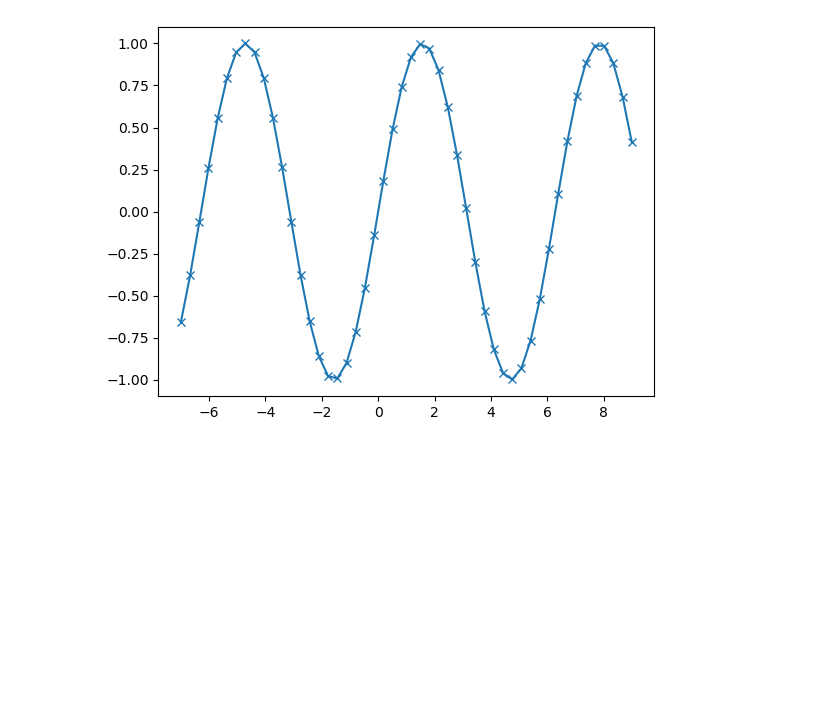
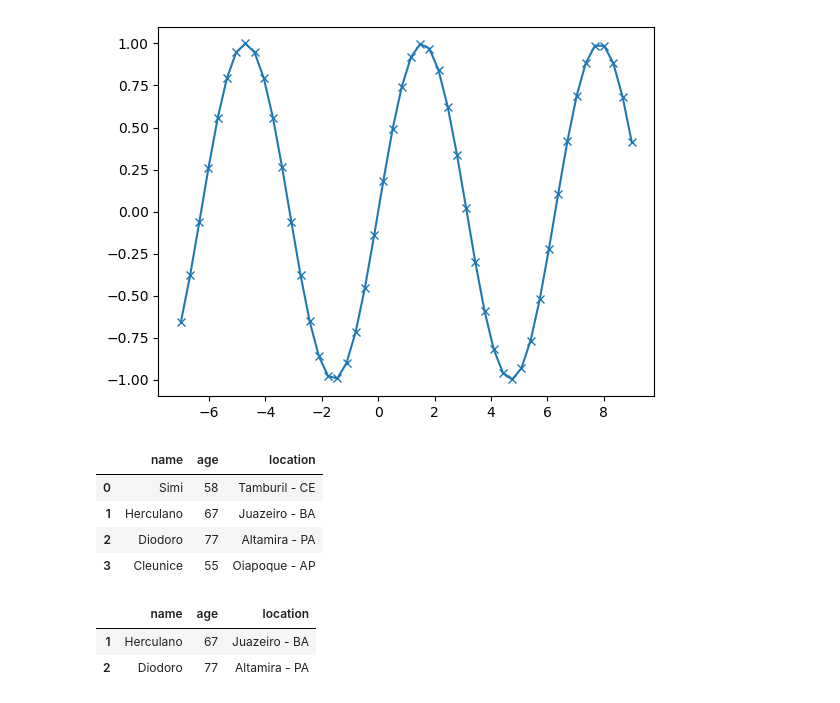
Before and after one commit to farlonsouto/ml_with_python, a Jupyter notebook: notebooks/1_4_Essentials.ipynb, the cells around one changed output. Saved outputs shown, nothing was run; the diff lists cells and outputs as text; code cells hidden in the pictures; blank space fills up the shorter version.

```diff
--- a/notebooks/1_4_Essentials.ipynb
+++ b/notebooks/1_4_Essentials.ipynb
@@ -63,3 +63,27 @@ plot.plot(axis_x, axis_y, marker="x")
 # %% [output]
 [<matplotlib.lines.Line2D at 0x...>]
 [figure]
+# %%
+# Pandas: your smart, pythonic spreadsheet
+import pandas as pd
+# We start with a python dictionary:
+data = {
+    'name': ["Simi", "Herculano", "Diodoro", "Cleunice"],
+    'age': [58, 67, 77, 55],
+    'location': ["Tamburil - CE", "Juazeiro - BA", "Altamira - PA", "Oiapoque - AP"]
+}
+#Then, we bring into the Pandas side of life:"
+data_pandas = pd.DataFrame(data)
+display(data_pandas)
+# %% [output]
+|  | name | age | location |
+| 0 | Simi | 58 | Tamburil - CE |
+| 1 | Herculano | 67 | Juazeiro - BA |
+| 2 | Diodoro | 77 | Altamira - PA |
+| 3 | Cleunice | 55 | Oiapoque - AP |
+# %%
+display(data_pandas[data_pandas.age > 58])
+# %% [output]
+|  | name | age | location |
+| 1 | Herculano | 67 | Juazeiro - BA |
+| 2 | Diodoro | 77 | Altamira - PA |
```
